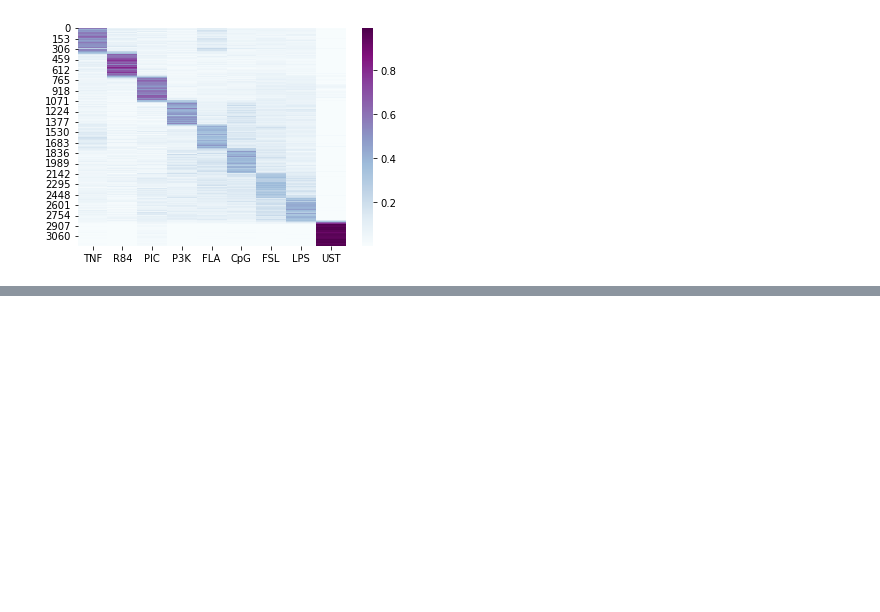
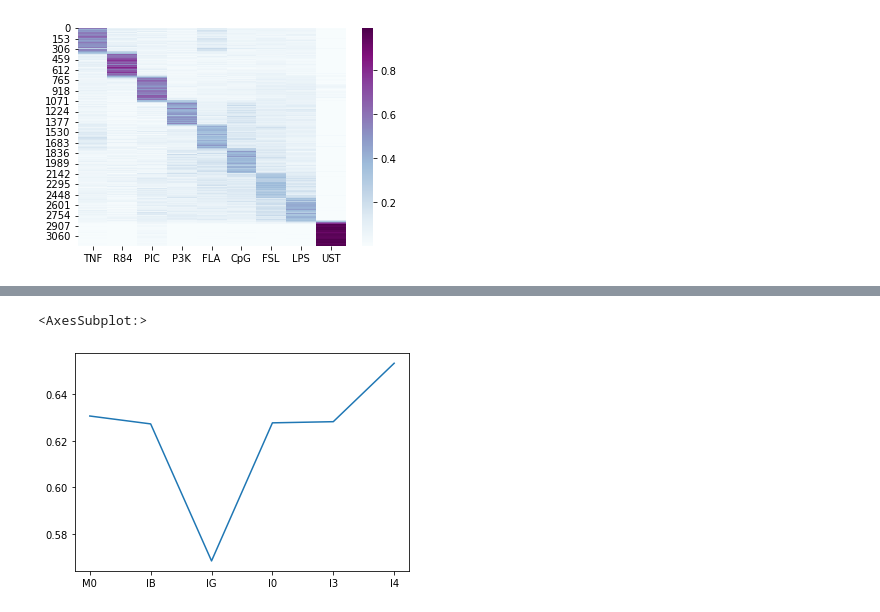
Before and after one commit to apple-soda/lstm-nfkb-dynamics, a Jupyter notebook: notebooks/5-cfv-mm.ipynb, the cells around one changed output, grey strips where cells are left out. Saved outputs shown, nothing was run; the diff lists cells and outputs as text; code cells hidden in the pictures; blank space fills up the shorter version.

```diff
--- a/notebooks/5-cfv-mm.ipynb
+++ b/notebooks/5-cfv-mm.ipynb
@@ -376,0 +389,5 @@ i4
+# %%
+ps_avg.plot()
+# %% [output]
+<AxesSubplot:>
+[figure, added]
```
Also changed, not shown: parts of 4 cells of this notebook, 7 other files.
